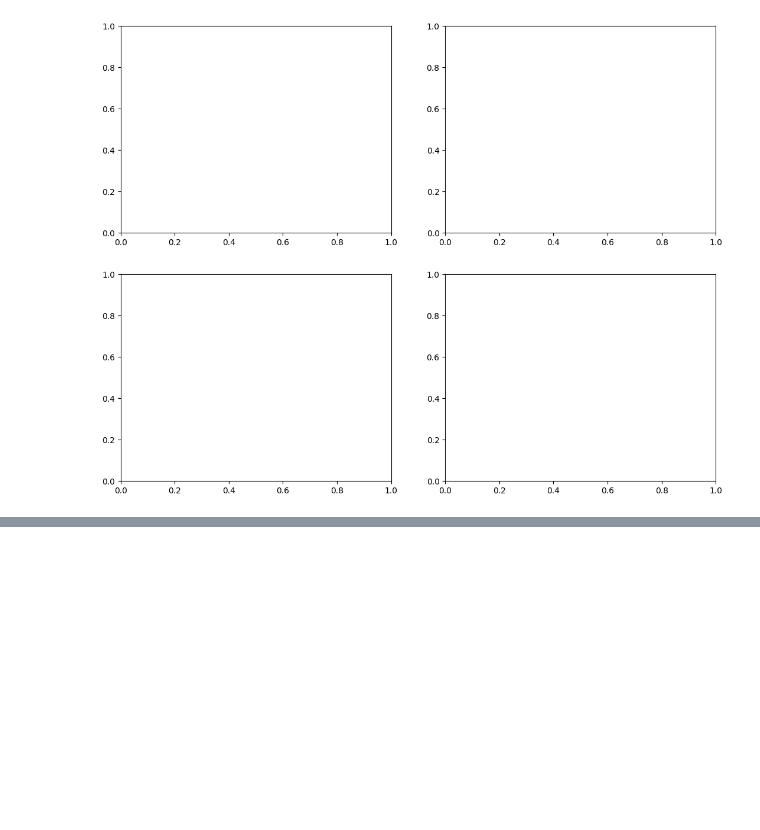
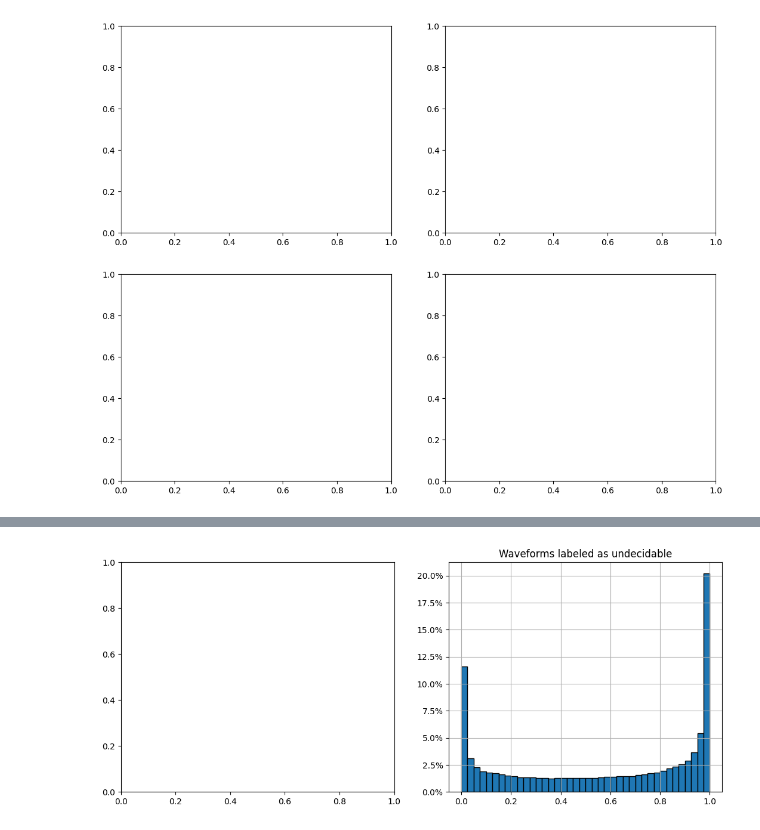
Before and after one commit to Nemenick/primoprogetto, a Jupyter notebook: Codici/_Predizioni_bag_undecidable.ipynb, the cells around one changed output, grey strips where cells are left out. Saved outputs shown, nothing was run; the diff lists cells and outputs as text; code cells hidden in the pictures; blank space fills up the shorter version.

```diff
--- a/Codici/_Predizioni_bag_undecidable.ipynb
+++ b/Codici/_Predizioni_bag_undecidable.ipynb
@@ -839,0 +738,21 @@ plt.show()
+# %%
+# MCDropout Mean prediction
+import pandas as pd
+import matplotlib.pyplot as plt
+import numpy as np
+from matplotlib.ticker import PercentFormatter
+
+nbins = 40
+pat_und = "/home/silvia/Documents/GitHub/primoprogetto/Codici/Tentativi/Bag_predictions/MCDrop_Instance_undecidable_More_8_4_vers_3.csv"
+datapd_und = pd.read_csv(pat_und)
+datapd_und = datapd_und.drop(["traccia", "y_mano"], axis=1)
+mean_und = datapd_und.mean(axis=1)
+
+fig, axi = plt.subplots(1, 2, figsize=(13, 5))
+
+mean_und.hist(bins=nbins, edgecolor="black", ax=axi[1], weights=np.ones(len(mean_und)) / len(mean_und))
+axi[1].yaxis.set_major_formatter(PercentFormatter(1))
+axi[1].set_title("Waveforms labeled as undecidable", wrap=True)
+plt.show()
+# %% [output]
+[figure, added]
```
Also changed, not shown: parts of 7 cells of this notebook, 13 other files.
